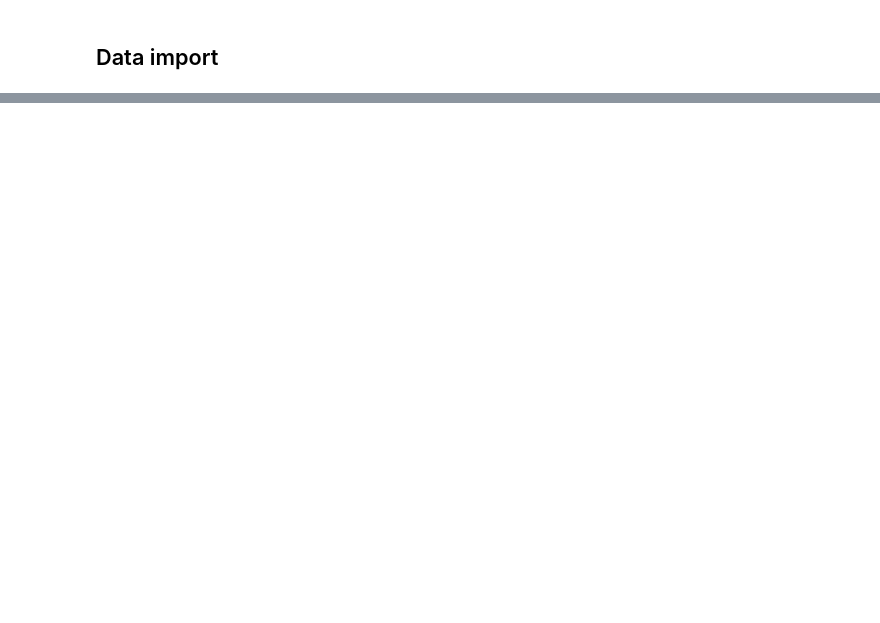
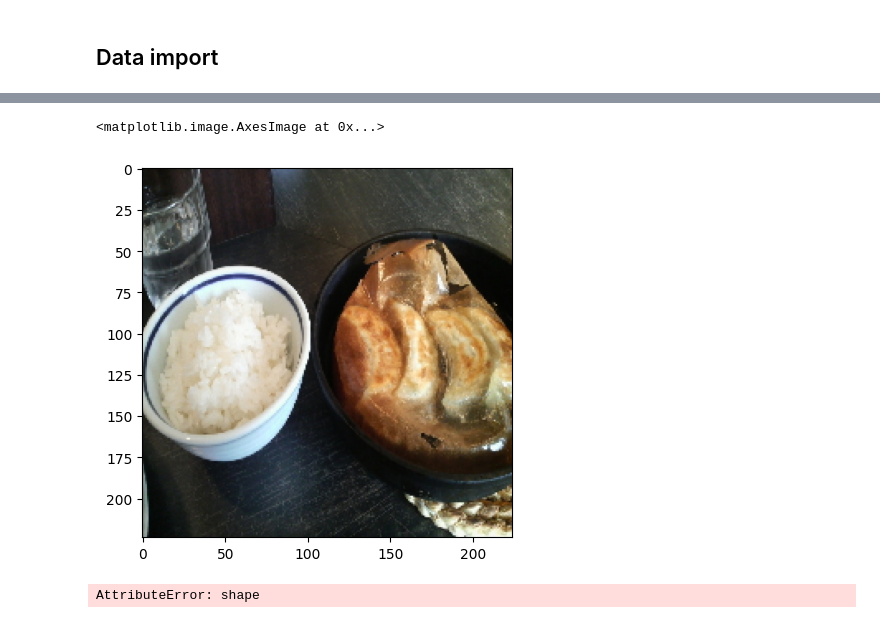
Before and after one commit to benitomartin/foodscore-code, a Jupyter notebook: jn/FoodScore_preprocessing_benito.ipynb, the cells around one changed output, grey strips where cells are left out. Drawn from its saved outputs; the diff is of its cells as text; code cells hidden in the pictures; blank space fills up the shorter version.

```diff
--- a/jn/FoodScore_preprocessing_benito.ipynb
+++ b/jn/FoodScore_preprocessing_benito.ipynb
@@ -65,5 +195,11 @@ df.head()
 # %%
-data = []
-labels = []
-bboxes = []
-imagePaths = []
+image = load_img("../raw_data/UECFOOD256/1/1.jpg", target_size=(224, 224))
+# %%
+plt.imshow(image)
+# %% [output]
+<matplotlib.image.AxesImage at 0x...>
+[figure, added]
+# %%
+image.shape()
+# %% [output]
+AttributeError: shape
```
Also changed, not shown: parts of 25 cells of this notebook.
